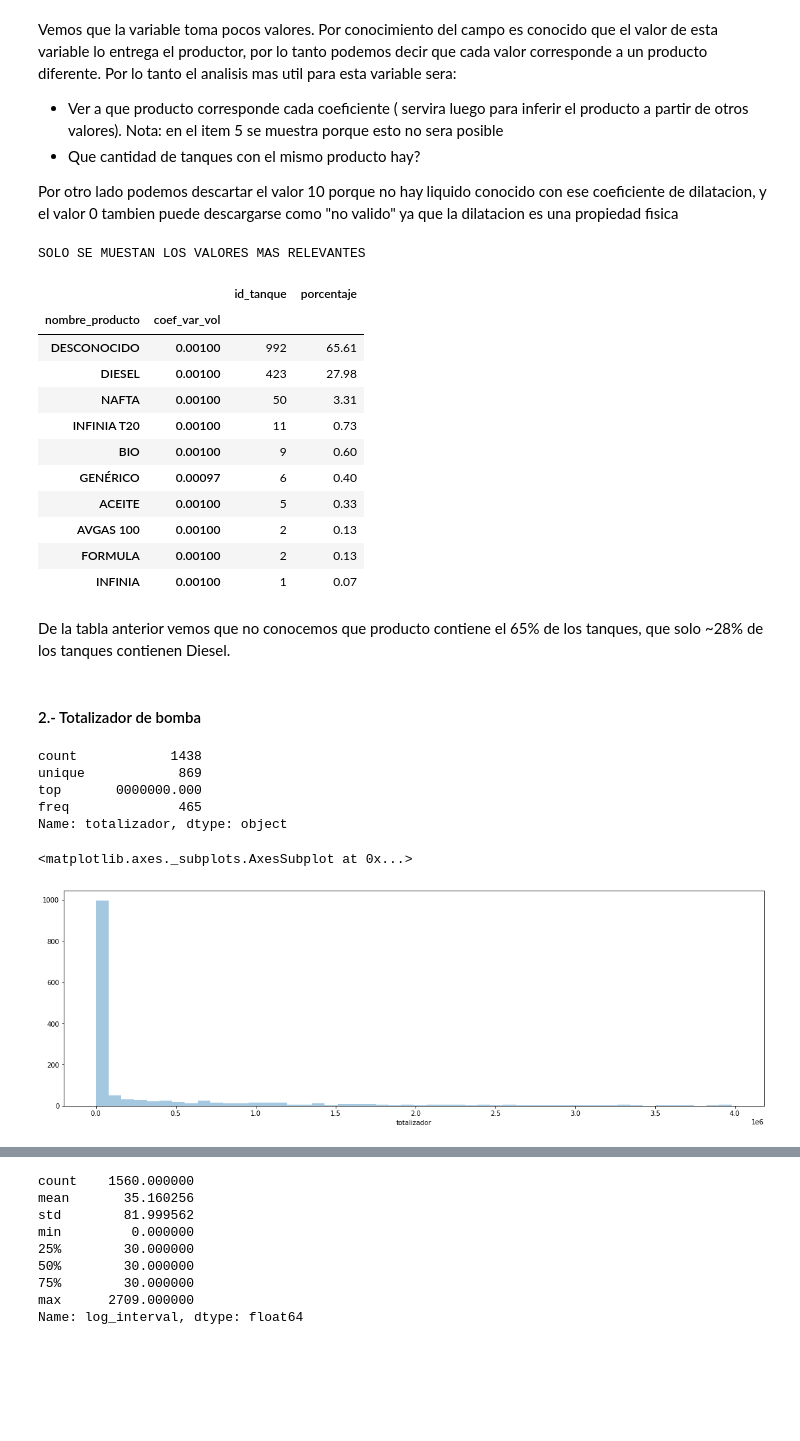
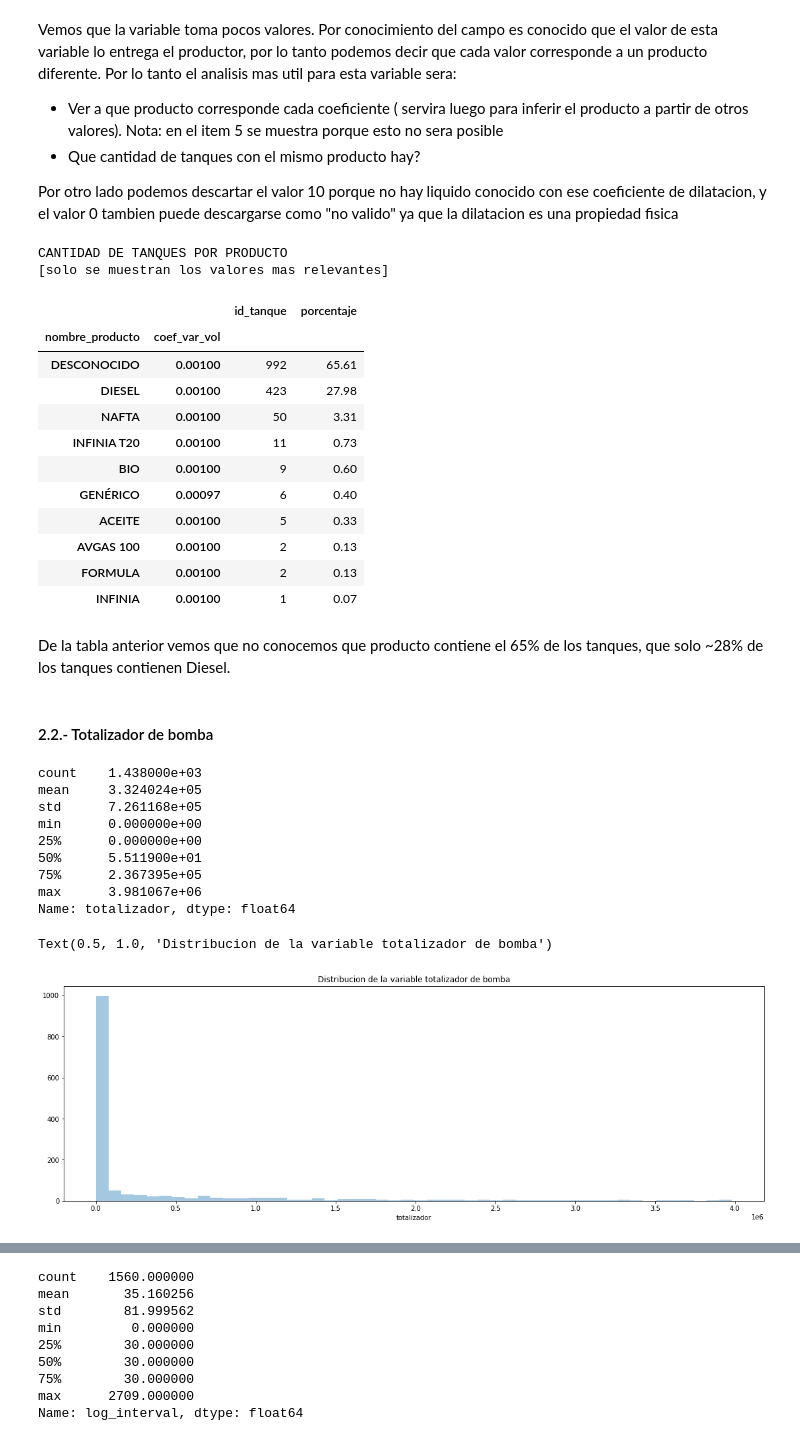
Before and after one commit to sauritlucas/MentoriaBiocombustible, a Jupyter notebook: Practico_de_Analisis_y_Visualizacion_copia.ipynb, the cells around one changed output, grey strips where cells are left out. Drawn from its saved outputs; the diff is of its cells as text; code cells hidden in the pictures; blank space fills up the shorter version.

```diff
--- a/Practico_de_Analisis_y_Visualizacion_copia.ipynb
+++ b/Practico_de_Analisis_y_Visualizacion_copia.ipynb
@@ -561,10 +561,11 @@ data.nombre_producto = data.nombre_producto.apply(lambda n: 'DESCONOCIDO' if re.
 
 tank_por_prod = data[['nombre_producto','coef_var_vol','id_tanque']].groupby(['nombre_producto','coef_var_vol']).count().sort_values('id_tanque',ascending=False,)
 tank_por_prod['porcentaje'] = tank_por_prod.id_tanque.apply(lambda x: (100*x/tank_por_prod.id_tanque.sum()).round(2))
-print("Solo se muestan los valores mas relevantes".upper())
+print("CANTIDAD DE TANQUES POR PRODUCTO \n[solo se muestran los valores mas relevantes]")
 tank_por_prod.head(10)
 # %% [output]
-SOLO SE MUESTAN LOS VALORES MAS RELEVANTES
+CANTIDAD DE TANQUES POR PRODUCTO
+[solo se muestran los valores mas relevantes]
 |  |  | id_tanque | porcentaje |
 | nombre_producto | coef_var_vol |  |  |
 | DESCONOCIDO | 0.00100 | 992 | 65.61 |
@@ -580,19 +581,25 @@ SOLO SE MUESTAN LOS VALORES MAS RELEVANTES
 # %% [markdown]
 De la tabla anterior vemos que no conocemos que producto contiene el 65% de los tanques, que solo ~28% de los tanques contienen Diesel.
 # %% [markdown]
-#### 2.- Totalizador de bomba
+#### 2.2.- Totalizador de bomba
 # %%
+df_bombas.totalizador = df_bombas.totalizador.astype(float)
 df_bombas.totalizador.describe()
 # %% [output]
-count            1438
-unique            869
-top       0000000.000
-freq              465
-Name: totalizador, dtype: object
+count    1.438000e+03
+mean     3.324024e+05
+std      7.261168e+05
+min      0.000000e+00
+25%      0.000000e+00
+50%      5.511900e+01
+75%      2.367395e+05
+max      3.981067e+06
+Name: totalizador, dtype: float64
 # %%
 fig = plt.figure(figsize=(19,6))
-data = df_bombas.totalizador.astype(float)
-sns.distplot(data, kde=False)
+data = df_bombas.totalizador
+sns.distplot(data, kde=False, norm_hist=False)
+plt.title("Distribucion de la variable totalizador de bomba")
 # %% [output]
-<matplotlib.axes._subplots.AxesSubplot at 0x...>
+Text(0.5, 1.0, 'Distribucion de la variable totalizador de bomba')
-[figure, old version]
+[figure, new version]
```
Also changed, not shown: parts of 37 cells of this notebook.
